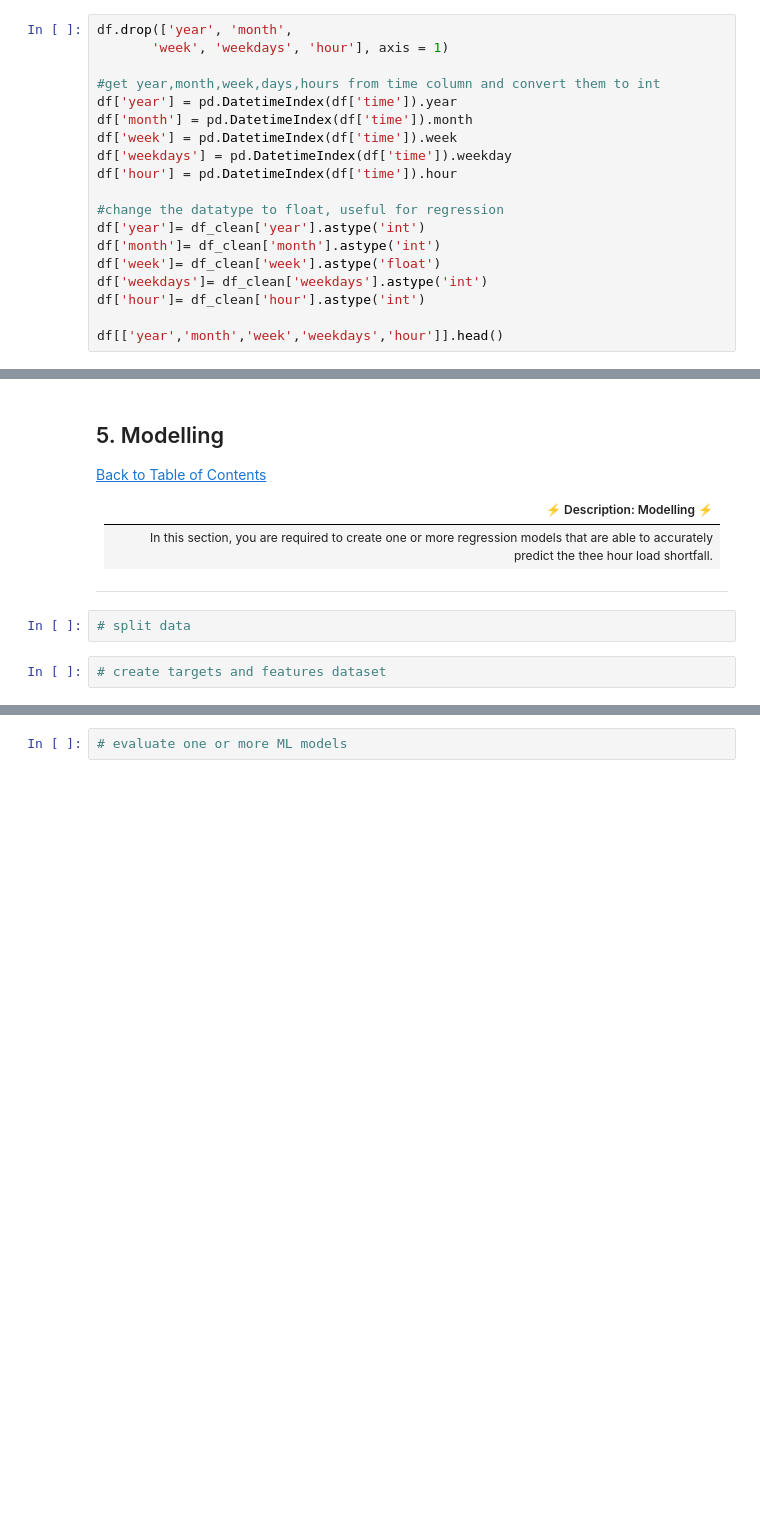
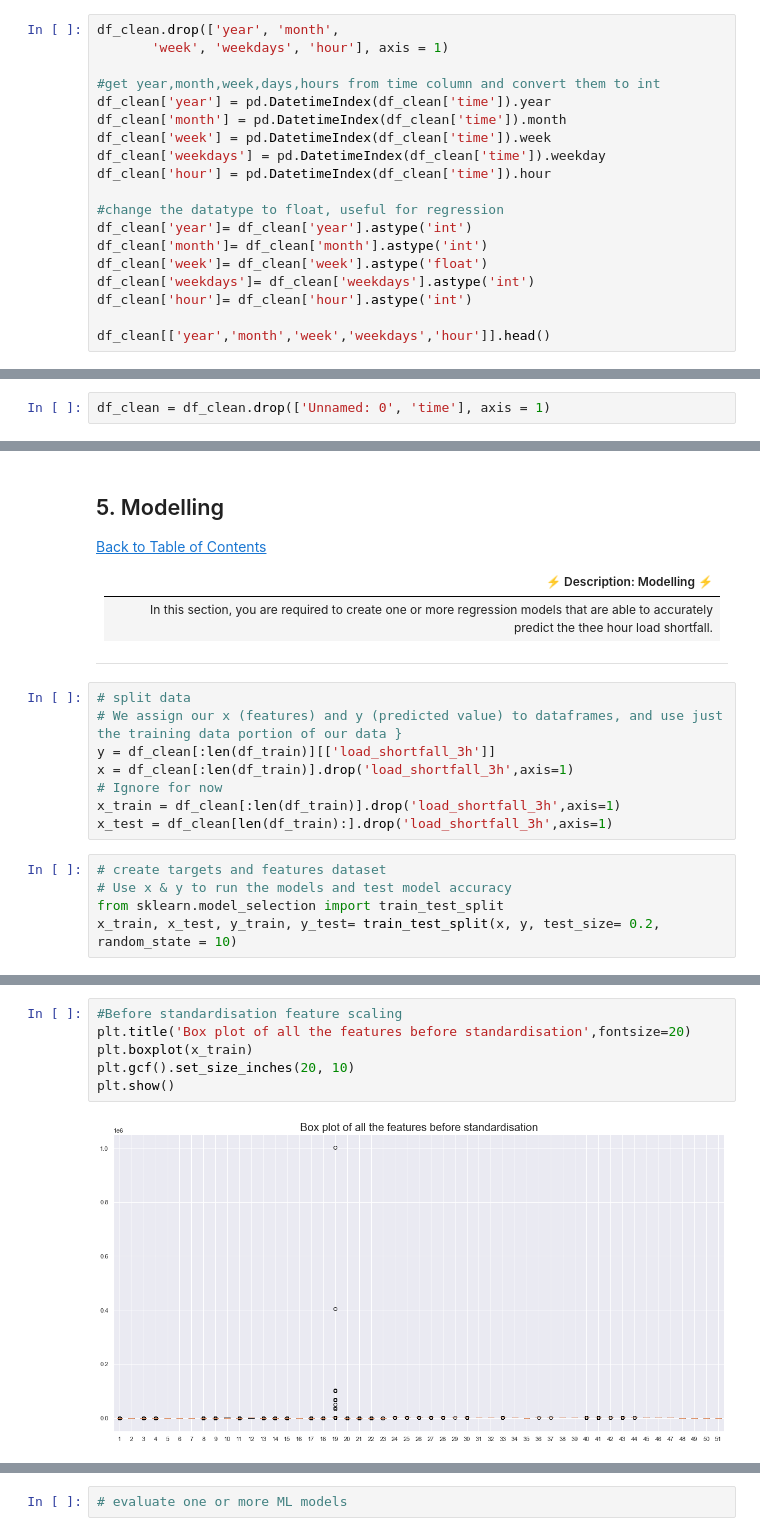
Before and after one commit to Explore-AI/load-shortfall-regression-predict-api, a Jupyter notebook: team3-notebook.ipynb, the cells around one changed output, grey strips where cells are left out. Cells and saved outputs as stored; diff of their text form; blank space fills up the shorter version.

```diff
--- a/team3-notebook.ipynb
+++ b/team3-notebook.ipynb
@@ -729,24 +778,24 @@ Seville_pressure new data type:  int64
 # %%
 # spilt time feature for merged data [df]
 # %%
-df.drop(['year', 'month',
+df_clean.drop(['year', 'month',
        'week', 'weekdays', 'hour'], axis = 1)
 
 #get year,month,week,days,hours from time column and convert them to int
-df['year'] = pd.DatetimeIndex(df['time']).year
-df['month'] = pd.DatetimeIndex(df['time']).month
-df['week'] = pd.DatetimeIndex(df['time']).week
-df['weekdays'] = pd.DatetimeIndex(df['time']).weekday
-df['hour'] = pd.DatetimeIndex(df['time']).hour
+df_clean['year'] = pd.DatetimeIndex(df_clean['time']).year
+df_clean['month'] = pd.DatetimeIndex(df_clean['time']).month
+df_clean['week'] = pd.DatetimeIndex(df_clean['time']).week
+df_clean['weekdays'] = pd.DatetimeIndex(df_clean['time']).weekday
+df_clean['hour'] = pd.DatetimeIndex(df_clean['time']).hour
 
 #change the datatype to float, useful for regression
-df['year']= df_clean['year'].astype('int')
-df['month']= df_clean['month'].astype('int')
-df['week']= df_clean['week'].astype('float')
-df['weekdays']= df_clean['weekdays'].astype('int')
-df['hour']= df_clean['hour'].astype('int')
+df_clean['year']= df_clean['year'].astype('int')
+df_clean['month']= df_clean['month'].astype('int')
+df_clean['week']= df_clean['week'].astype('float')
+df_clean['weekdays']= df_clean['weekdays'].astype('int')
+df_clean['hour']= df_clean['hour'].astype('int')
 
-df[['year','month','week','weekdays','hour']].head()
+df_clean[['year','month','week','weekdays','hour']].head()
 # %% [output]
 |  | year | month | week | weekdays | hour |
 | 0 | 2015 | 1 | 1.0 | 3 | 3 |
@@ -754,4 +803,6 @@ df[['year','month','week','weekdays','hour']].head()
 | 2 | 2015 | 1 | 1.0 | 3 | 9 |
 | 3 | 2015 | 1 | 1.0 | 3 | 12 |
 | 4 | 2015 | 1 | 1.0 | 3 | 15 |
+# %%
+df_clean = df_clean.drop(['Unnamed: 0', 'time'], axis = 1)
 # %%
@@ -773,5 +824,14 @@ AttributeError: 'DataFrame' object has no attribute 'dtype'
 ---
 # %%
 # split data
+# We assign our x (features) and y (predicted value) to dataframes, and use just the training data portion of our data }
+y = df_clean[:len(df_train)][['load_shortfall_3h']]
+x = df_clean[:len(df_train)].drop('load_shortfall_3h',axis=1)
+# Ignore for now
+x_train = df_clean[:len(df_train)].drop('load_shortfall_3h',axis=1)
+x_test = df_clean[len(df_train):].drop('load_shortfall_3h',axis=1)
 # %%
 # create targets and features dataset
+# Use x & y to run the models and test model accuracy
+from sklearn.model_selection import train_test_split
+x_train, x_test, y_train, y_test= train_test_split(x, y, test_size= 0.2, random_state = 10)
@@ -777,0 +846,8 @@ AttributeError: 'DataFrame' object has no attribute 'dtype'
+# %%
+#Before standardisation feature scaling
+plt.title('Box plot of all the features before standardisation',fontsize=20)
+plt.boxplot(x_train)
+plt.gcf().set_size_inches(20, 10)
+plt.show()
+# %% [output]
+[figure, added]
```
Also changed, not shown: parts of 31 cells of this notebook.
